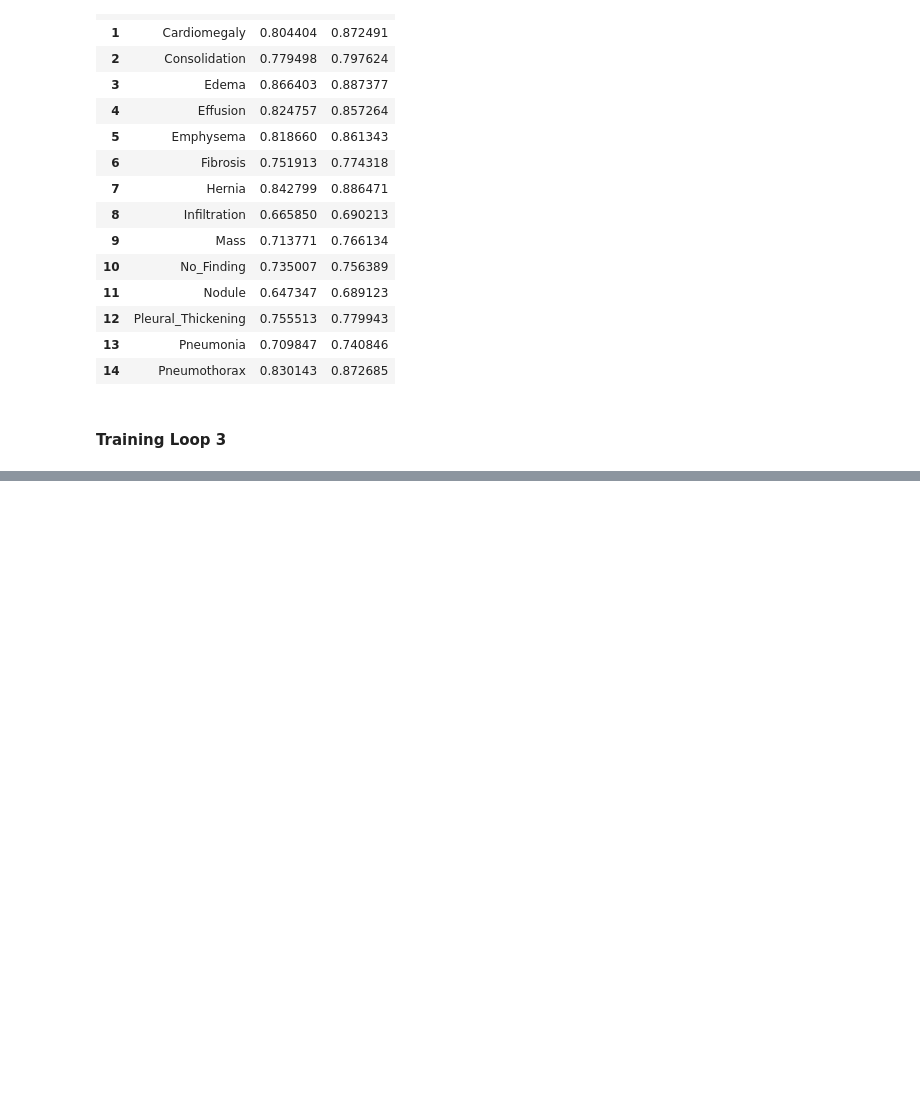
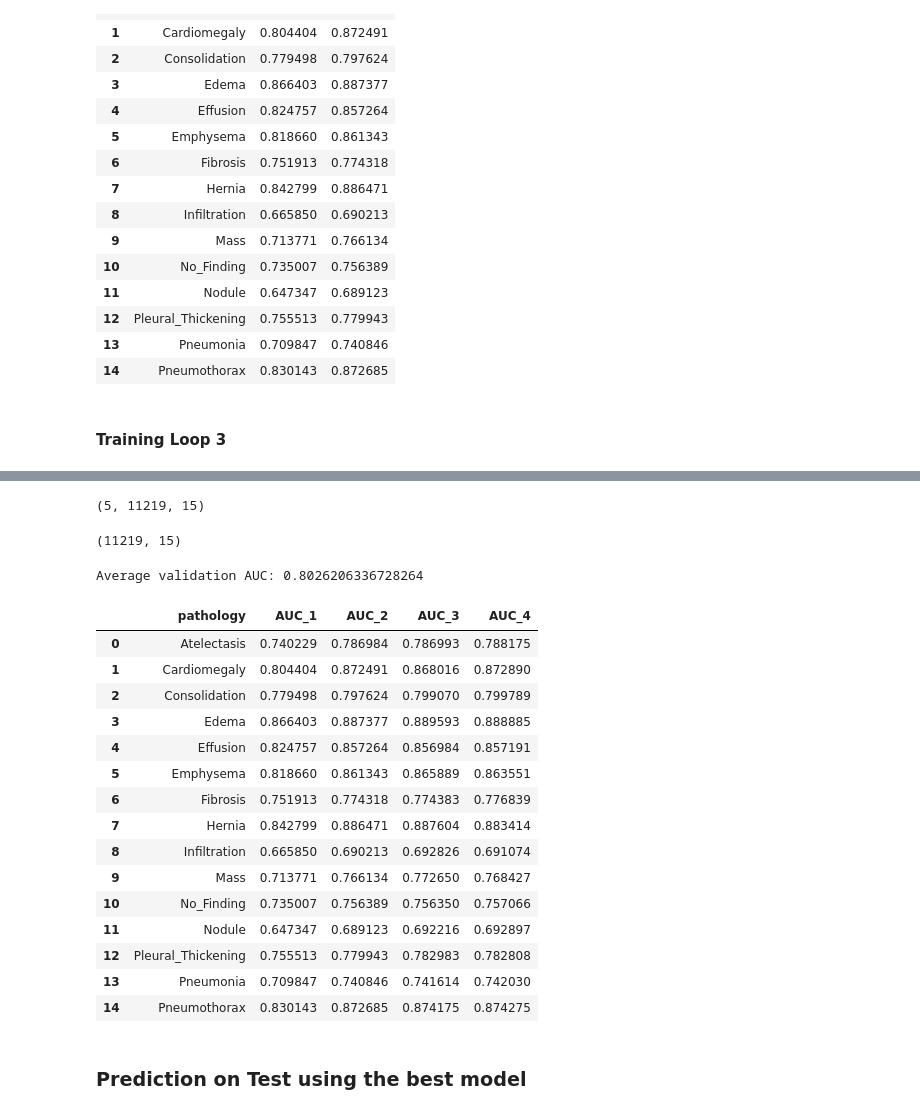
Before and after one commit to shik3519/deep-learning, a Jupyter notebook: isazi/001-nih-resnet50-ft.ipynb, the cells around one changed output, grey strips where cells are left out. Drawn from its saved outputs; the diff is of its cells as text; code cells hidden in the pictures; blank space fills up the shorter version.

Commit message:
resnet50

```diff
--- a/isazi/001-nih-resnet50-ft.ipynb
+++ b/isazi/001-nih-resnet50-ft.ipynb
@@ -459,0 +542,41 @@ Test
+# %%
+preds4,y = learn.TTA(n_aug=4)
+# %%
+preds4.shape #prediction for 4 augmented + original image (probabilities)
+# %% [output]
+(5, 11219, 15)
+# %%
+y.shape
+# %% [output]
+(11219, 15)
+# %%
+preds_mean4 = np.mean(preds4,axis=0)
+
+cls_auc_4 = compute_aucs(preds_mean4,y)
+
+print("Average validation AUC:",np.mean(cls_auc_4))
+# %% [output]
+Average validation AUC: 0.8026206336728264
+# %%
+df_auc = pd.read_feather('data/resnet50_ft/predictions/df_auc')
+# %%
+df_auc = df_auc.assign(AUC_4 = np.array(cls_auc_4))
+# %%
+df_auc
+# %% [output]
+|  | pathology | AUC_1 | AUC_2 | AUC_3 | AUC_4 |
+| 0 | Atelectasis | 0.740229 | 0.786984 | 0.786993 | 0.788175 |
+| 1 | Cardiomegaly | 0.804404 | 0.872491 | 0.868016 | 0.872890 |
+| 2 | Consolidation | 0.779498 | 0.797624 | 0.799070 | 0.799789 |
+| 3 | Edema | 0.866403 | 0.887377 | 0.889593 | 0.888885 |
+| 4 | Effusion | 0.824757 | 0.857264 | 0.856984 | 0.857191 |
+| 5 | Emphysema | 0.818660 | 0.861343 | 0.865889 | 0.863551 |
+| 6 | Fibrosis | 0.751913 | 0.774318 | 0.774383 | 0.776839 |
+| 7 | Hernia | 0.842799 | 0.886471 | 0.887604 | 0.883414 |
+| 8 | Infiltration | 0.665850 | 0.690213 | 0.692826 | 0.691074 |
+| 9 | Mass | 0.713771 | 0.766134 | 0.772650 | 0.768427 |
+| 10 | No_Finding | 0.735007 | 0.756389 | 0.756350 | 0.757066 |
+| 11 | Nodule | 0.647347 | 0.689123 | 0.692216 | 0.692897 |
+| 12 | Pleural_Thickening | 0.755513 | 0.779943 | 0.782983 | 0.782808 |
+| 13 | Pneumonia | 0.709847 | 0.740846 | 0.741614 | 0.742030 |
+| 14 | Pneumothorax | 0.830143 | 0.872685 | 0.874175 | 0.874275 |
@@ -460,3 +585,5 @@ Test
+# %% [markdown]
+### Prediction on Test using the best model
 # %%
 data1 = ImageClassifierData.from_csv(
     'data/',
```
Also changed, not shown: parts of 85 cells of this notebook.
